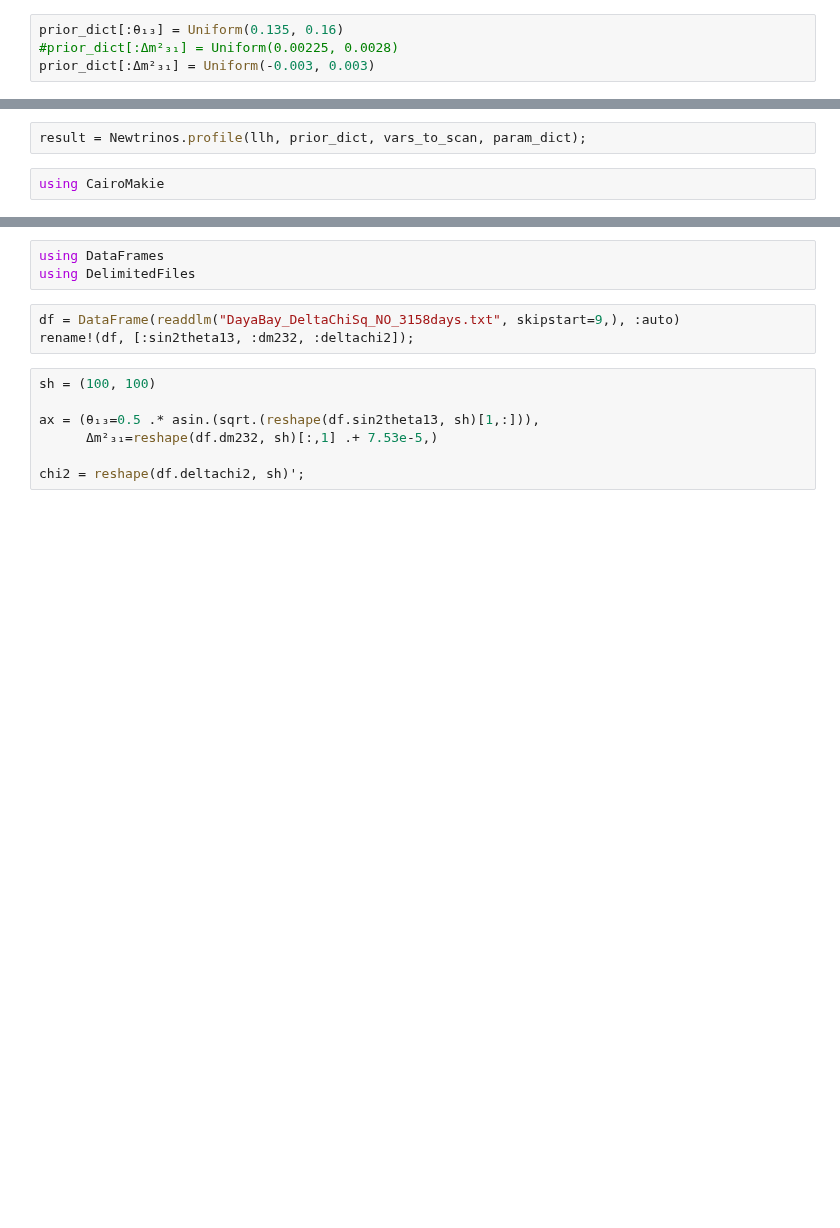
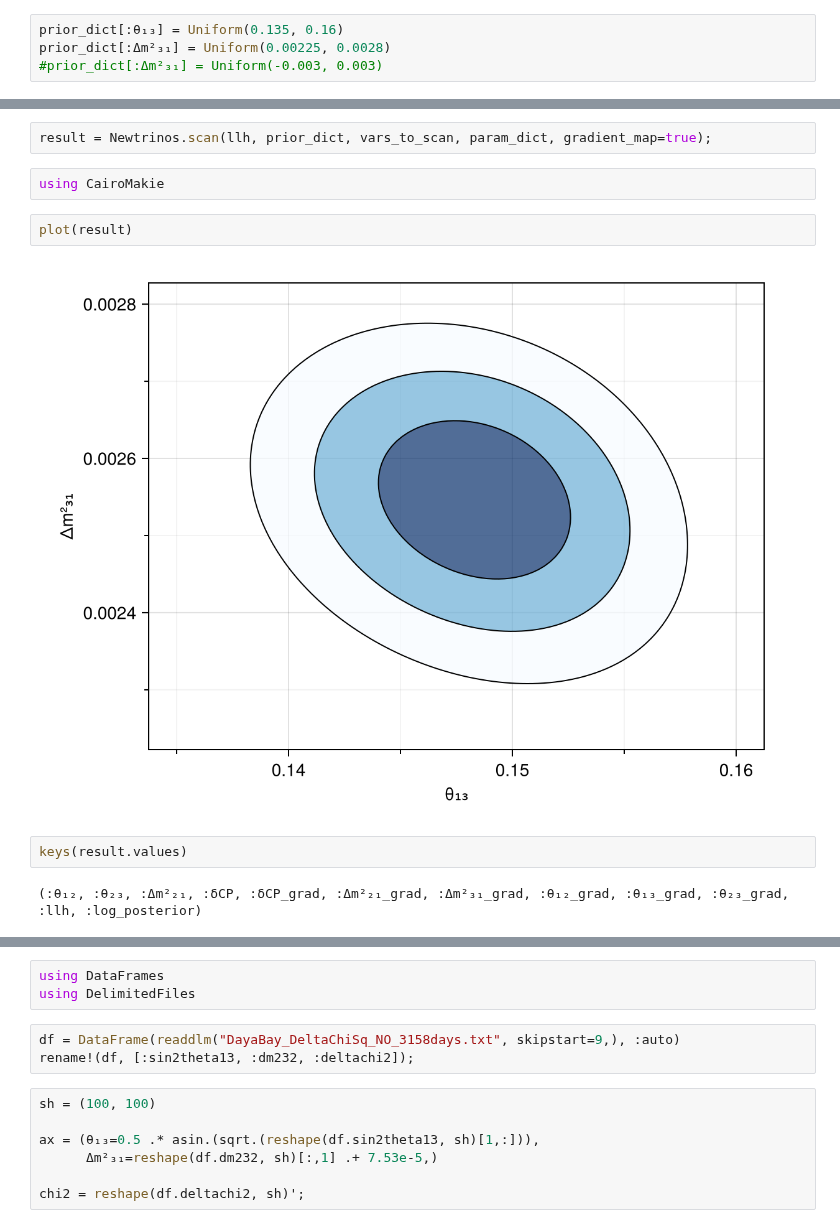
Before and after one commit to philippeller/Newtrinos.jl, a Jupyter notebook: src/experiments/daya_bay/daya_bay_3158days/test.ipynb, the cells around one changed output, grey strips where cells are left out. Saved outputs shown, nothing was run; the diff lists cells and outputs as text; blank space fills up the shorter version.

```diff
--- a/src/experiments/daya_bay/daya_bay_3158days/test.ipynb
+++ b/src/experiments/daya_bay/daya_bay_3158days/test.ipynb
@@ -64,5 +68,5 @@ LogFuncDensity(Newtrinos.var"#155#159"{Vector{Newtrinos.var"#154#158"{Int64, typ
 # %%
 prior_dict[:θ₁₃] = Uniform(0.135, 0.16)
-#prior_dict[:Δm²₃₁] = Uniform(0.00225, 0.0028)
-prior_dict[:Δm²₃₁] = Uniform(-0.003, 0.003)
+prior_dict[:Δm²₃₁] = Uniform(0.00225, 0.0028)
+#prior_dict[:Δm²₃₁] = Uniform(-0.003, 0.003)
 # %% [output]
@@ -86,6 +100,14 @@ vars_to_scan = (θ₁₃ = 100, Δm²₃₁ = 100)
 # %% [output]
 (θ₁₃ = 100, Δm²₃₁ = 100)
 # %%
-result = Newtrinos.profile(llh, prior_dict, vars_to_scan, param_dict);
+result = Newtrinos.scan(llh, prior_dict, vars_to_scan, param_dict, gradient_map=true);
 # %%
 using CairoMakie
+# %%
+plot(result)
+# %% [output]
+[figure, added]
+# %%
+keys(result.values)
+# %% [output]
+(:θ₁₂, :θ₂₃, :Δm²₂₁, :δCP, :δCP_grad, :Δm²₂₁_grad, :Δm²₃₁_grad, :θ₁₂_grad, :θ₁₃_grad, :θ₂₃_grad, :llh, :log_posterior)
```
Also changed, not shown: parts of 12 cells of this notebook, 8 other files.
